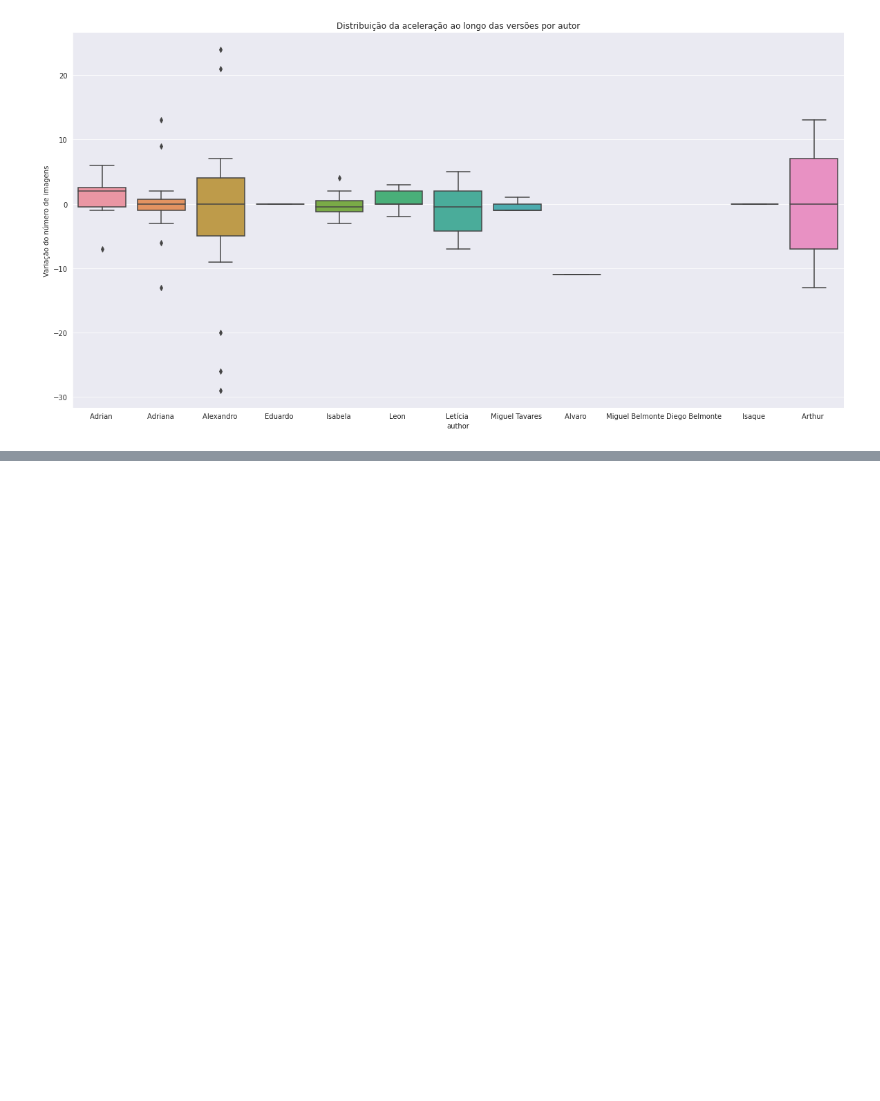
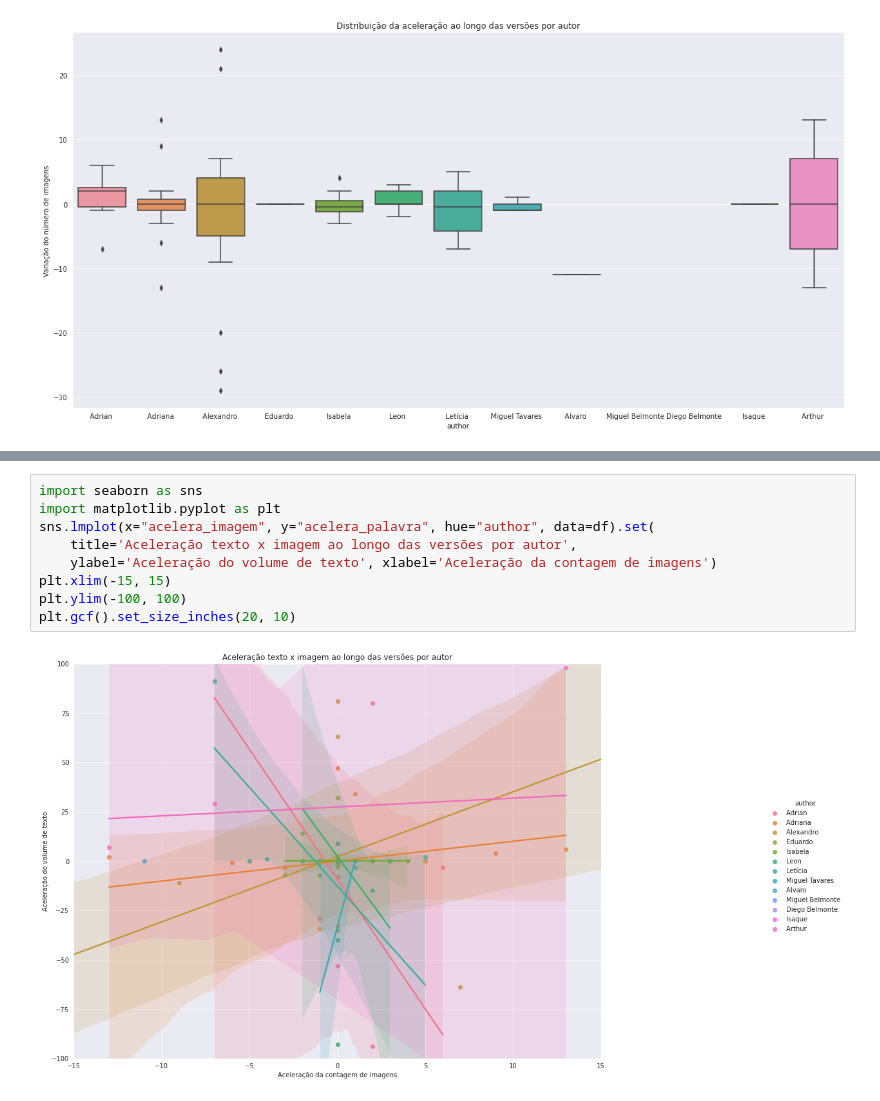
Before and after one commit to cetoli/draft, a Jupyter notebook: src/supergame/ipnb/supergame.ipynb, the cells around one changed output, grey strips where cells are left out. Cells and saved outputs as stored; diff of their text form; blank space fills up the shorter version.

Commit message:
Regressão linear e Textos explicativos

```diff
--- a/src/supergame/ipnb/supergame.ipynb
+++ b/src/supergame/ipnb/supergame.ipynb
@@ -218,0 +279,11 @@ plt.gcf().set_size_inches(20, 10)
+# %%
+import seaborn as sns
+import matplotlib.pyplot as plt
+sns.lmplot(x="acelera_imagem", y="acelera_palavra", hue="author", data=df).set(
+    title='Aceleração texto x imagem ao longo das versões por autor',
+    ylabel='Aceleração do volume de texto', xlabel='Aceleração da contagem de imagens')
+plt.xlim(-15, 15)
+plt.ylim(-100, 100)
+plt.gcf().set_size_inches(20, 10)
+# %% [output]
+[figure, added]
```
Also changed, not shown: parts of 12 cells of this notebook.
